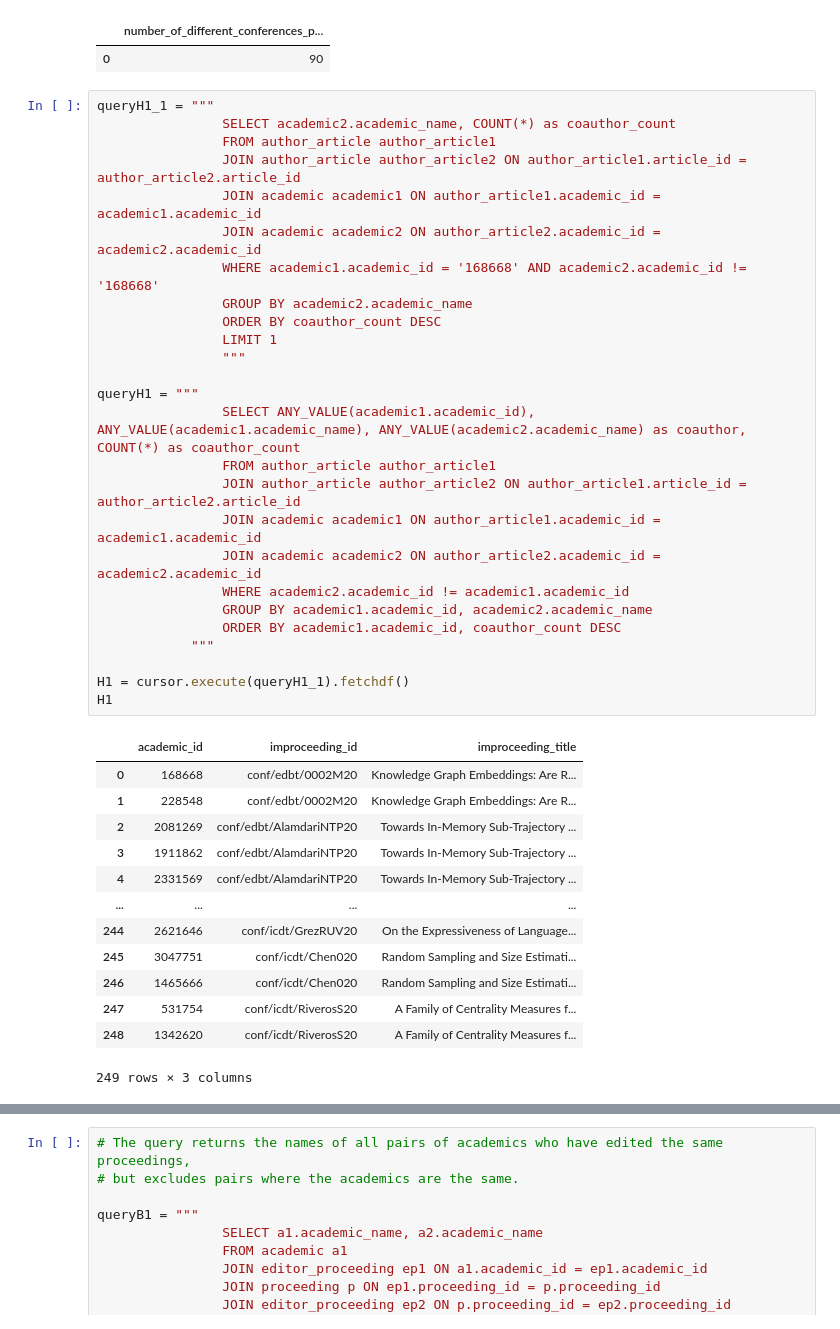
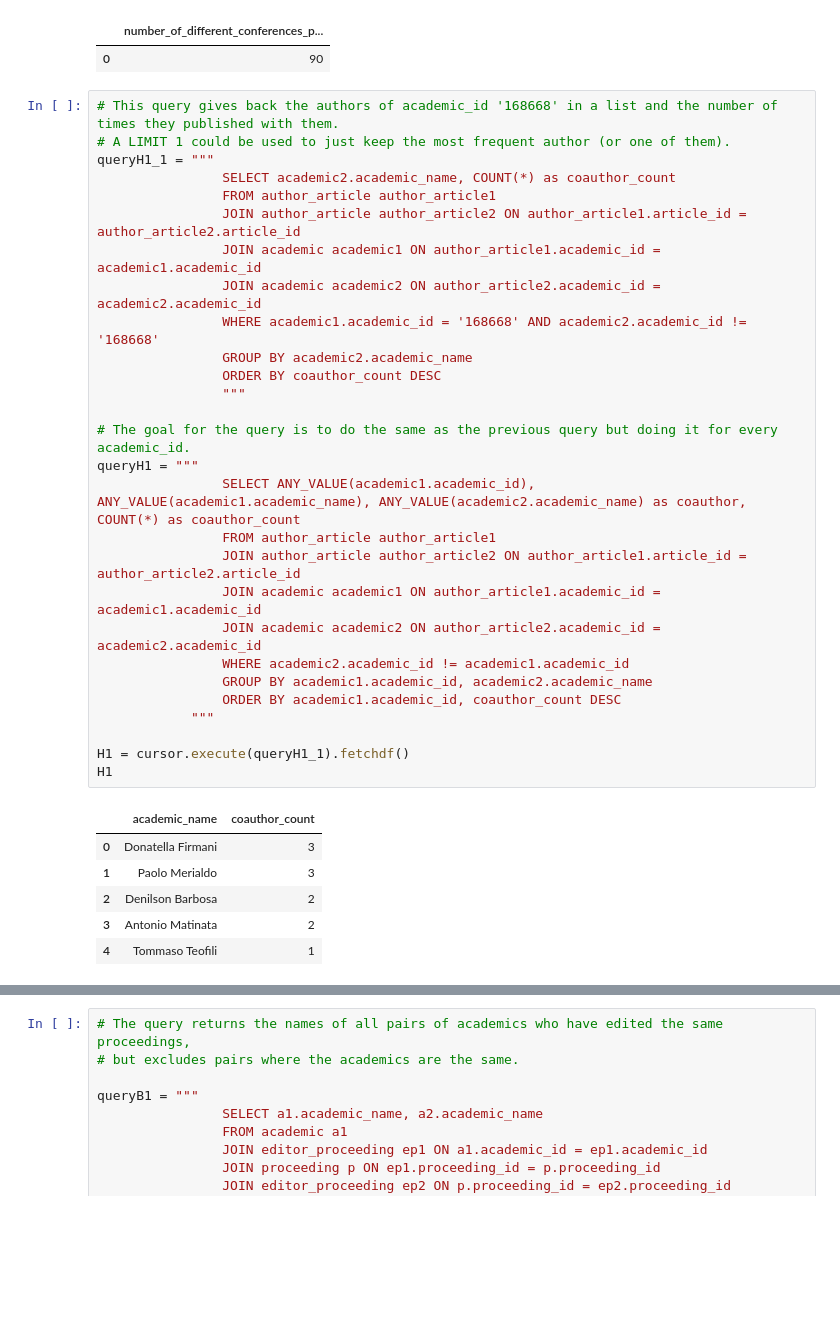
Before and after one commit to OGnTn/daos_project, a Jupyter notebook: duck_queries.ipynb, the cells around one changed output, grey strips where cells are left out. Saved outputs shown, nothing was run; the diff lists cells and outputs as text; blank space fills up the shorter version.

```diff
--- a/duck_queries.ipynb
+++ b/duck_queries.ipynb
@@ -420,45 +420,40 @@ M6
 |  | number_of_different_conferences_p... |
 | 0 | 90 |
 # %%
+# This query gives back the authors of academic_id '168668' in a list and the number of times they published with them.
+# A LIMIT 1 could be used to just keep the most frequent author (or one of them).
 queryH1_1 = """
                 SELECT academic2.academic_name, COUNT(*) as coauthor_count
                 FROM author_article author_article1
                 JOIN author_article author_article2 ON author_article1.article_id = author_article2.article_id
                 JOIN academic academic1 ON author_article1.academic_id = academic1.academic_id
                 JOIN academic academic2 ON author_article2.academic_id = academic2.academic_id
                 WHERE academic1.academic_id = '168668' AND academic2.academic_id != '168668'
                 GROUP BY academic2.academic_name
                 ORDER BY coauthor_count DESC
-                LIMIT 1
                 """
 
+# The goal for the query is to do the same as the previous query but doing it for every academic_id.
 queryH1 = """
                 SELECT ANY_VALUE(academic1.academic_id), ANY_VALUE(academic1.academic_name), ANY_VALUE(academic2.academic_name) as coauthor, COUNT(*) as coauthor_count
                 FROM author_article author_article1
                 JOIN author_article author_article2 ON author_article1.article_id = author_article2.article_id
                 JOIN academic academic1 ON author_article1.academic_id = academic1.academic_id
                 JOIN academic academic2 ON author_article2.academic_id = academic2.academic_id
                 WHERE academic2.academic_id != academic1.academic_id
                 GROUP BY academic1.academic_id, academic2.academic_name
                 ORDER BY academic1.academic_id, coauthor_count DESC
             """
 
 H1 = cursor.execute(queryH1_1).fetchdf()
 H1
 # %% [output]
-|  | academic_id | improceeding_id | improceeding_title |
-| 0 | 168668 | conf/edbt/0002M20 | Knowledge Graph Embeddings: Are R... |
-| 1 | 228548 | conf/edbt/0002M20 | Knowledge Graph Embeddings: Are R... |
-| 2 | 2081269 | conf/edbt/AlamdariNTP20 | Towards In-Memory Sub-Trajectory ... |
-| 3 | 1911862 | conf/edbt/AlamdariNTP20 | Towards In-Memory Sub-Trajectory ... |
-| 4 | 2331569 | conf/edbt/AlamdariNTP20 | Towards In-Memory Sub-Trajectory ... |
-| ... | ... | ... | ... |
-| 244 | 2621646 | conf/icdt/GrezRUV20 | On the Expressiveness of Language... |
-| 245 | 3047751 | conf/icdt/Chen020 | Random Sampling and Size Estimati... |
-| 246 | 1465666 | conf/icdt/Chen020 | Random Sampling and Size Estimati... |
-| 247 | 531754 | conf/icdt/RiverosS20 | A Family of Centrality Measures f... |
-| 248 | 1342620 | conf/icdt/RiverosS20 | A Family of Centrality Measures f... |
+|  | academic_name | coauthor_count |
+| 0 | Donatella Firmani | 3 |
+| 1 | Paolo Merialdo | 3 |
+| 2 | Denilson Barbosa | 2 |
+| 3 | Antonio Matinata | 2 |
+| 4 | Tommaso Teofili | 1 |
-249 rows × 3 columns
 # %%
 # This query will look up if the two academics given are co-author of an improceeding, if they are the query will give 0 back, otherwise 1.
 queryH2 = """
```
Also changed, not shown: parts of 1 cell of this notebook.
